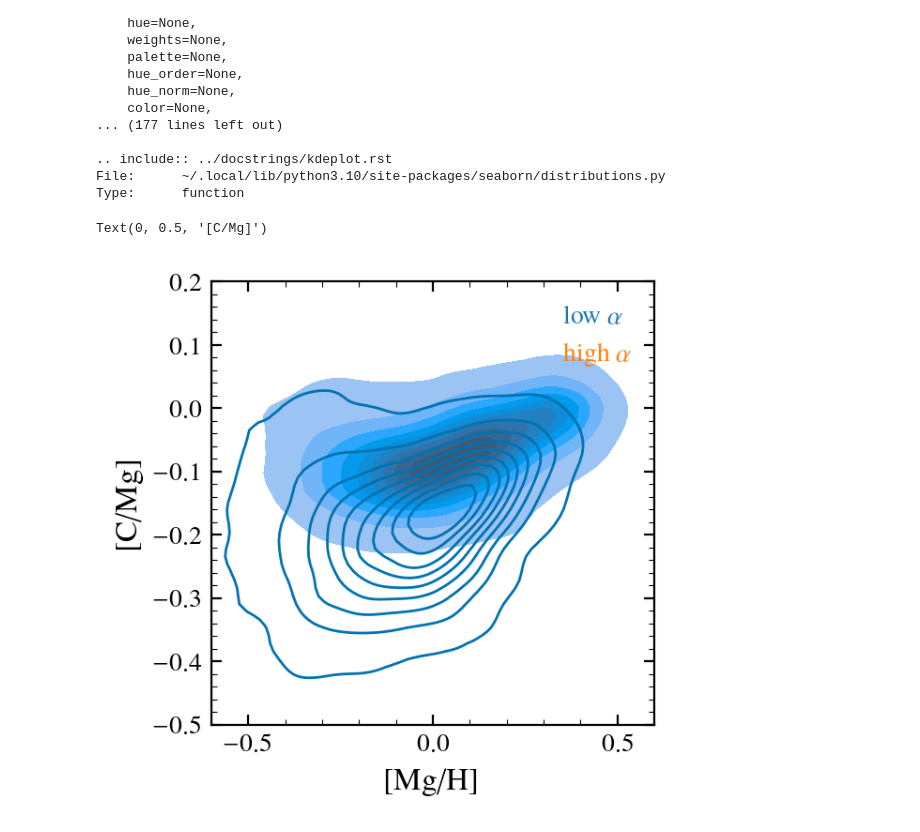
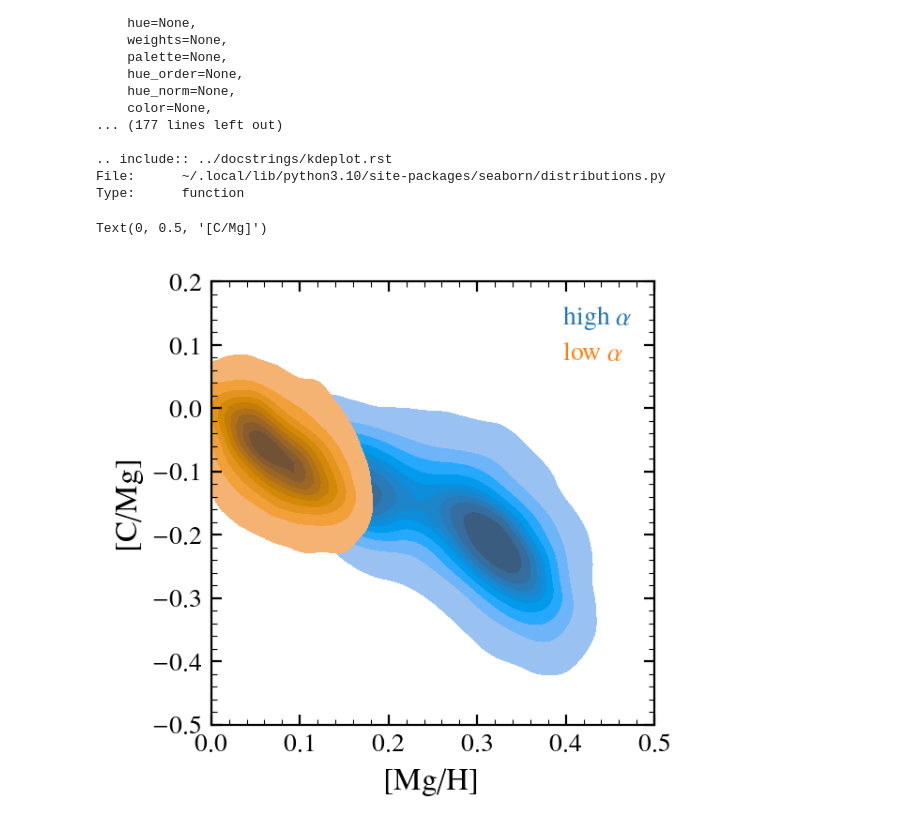
Before and after one commit to aeyobd/surp, a Jupyter notebook: carbon_paper/test_plots.ipynb, the cells around one changed output. Cells and saved outputs as stored; diff of their text form; code cells hidden in the pictures.

```diff
--- a/carbon_paper/test_plots.ipynb
+++ b/carbon_paper/test_plots.ipynb
@@ -86,19 +105,20 @@ Type:      function
 # %%
 fig, ax = plot_style.get_plot()
 
-df = subgiants[~ha]
-sns.kdeplot(x=df["MG_H"], y=df["C_MG"], label="low $\\alpha$", fill=True)
+
 
 df = subgiants[ha]
-sns.kdeplot(x=df["MG_H"], y=df["C_MG"], label="high $\\alpha$")
+sns.kdeplot(x=df["MG_FE"], y=df["C_MG"], label="high $\\alpha$", fill=True)
 
+df = subgiants[~ha]
+sns.kdeplot(x=df["MG_FE"], y=df["C_MG"], label="low $\\alpha$", fill=True)
 
 pluto.fancy_legend(ax=ax, colors=[pluto.COLORS[0], pluto.COLORS[1]])
 
-ax.set_xlim(-0.6, 0.6)
+ax.set_xlim(0, 0.5)
 ax.set_ylim(-0.5, 0.2)
 ax.set_xlabel("[Mg/H]")
 ax.set_ylabel("[C/Mg]")
 # %% [output]
 Text(0, 0.5, '[C/Mg]')
-[figure, old version]
+[figure, new version]
```
Also changed, not shown: parts of 5 cells of this notebook, 13 other files.
